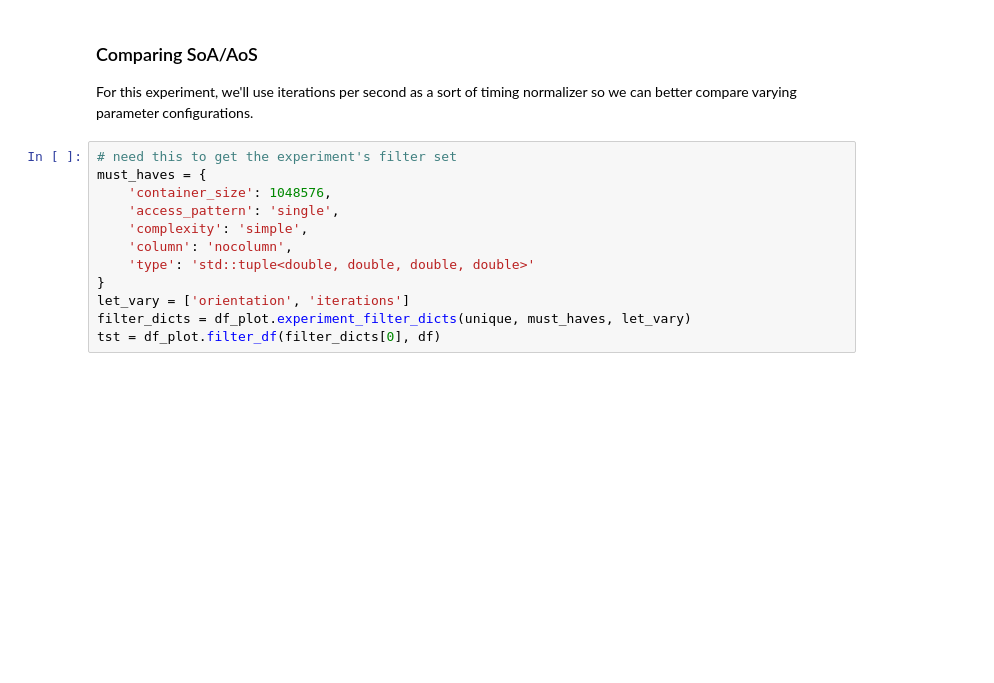
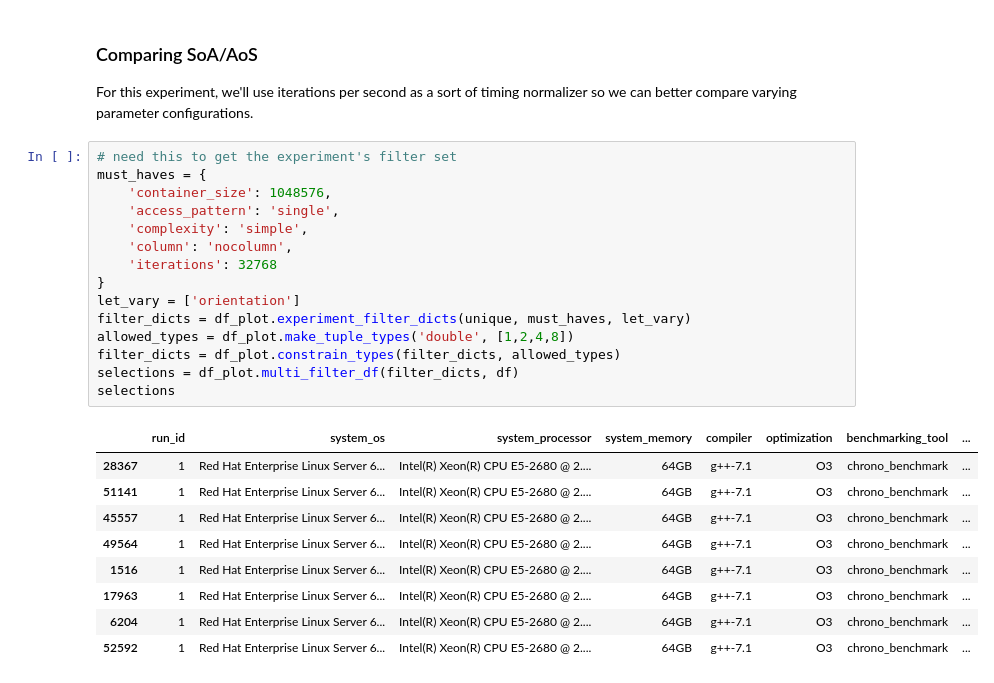
Before and after one commit to gress2/unpack-analysis-2, a Jupyter notebook: Analysis 2.ipynb, the cells around one changed output. Saved outputs shown, nothing was run; the diff lists cells and outputs as text; blank space fills up the shorter version.

```diff
--- a/Analysis 2.ipynb
+++ b/Analysis 2.ipynb
@@ -111,12 +111,25 @@ For this experiment, we'll use iterations per second as a sort of timing normali
 # %%
 # need this to get the experiment's filter set
 must_haves = {
     'container_size': 1048576,
     'access_pattern': 'single',
     'complexity': 'simple',
     'column': 'nocolumn',
-    'type': 'std::tuple<double, double, double, double>'
+    'iterations': 32768
 }
-let_vary = ['orientation', 'iterations']
+let_vary = ['orientation']
 filter_dicts = df_plot.experiment_filter_dicts(unique, must_haves, let_vary)
-tst = df_plot.filter_df(filter_dicts[0], df)
+allowed_types = df_plot.make_tuple_types('double', [1,2,4,8])
+filter_dicts = df_plot.constrain_types(filter_dicts, allowed_types)
+selections = df_plot.multi_filter_df(filter_dicts, df)
+selections
+# %% [output]
+|  | run_id | system_os | system_processor | system_memory | compiler | optimization | benchmarking_tool | ... |
+| 28367 | 1 | Red Hat Enterprise Linux Server 6... | Intel(R) Xeon(R) CPU E5-2680 @ 2.... | 64GB | g++-7.1 | O3 | chrono_benchmark | ... |
+| 51141 | 1 | Red Hat Enterprise Linux Server 6... | Intel(R) Xeon(R) CPU E5-2680 @ 2.... | 64GB | g++-7.1 | O3 | chrono_benchmark | ... |
+| 45557 | 1 | Red Hat Enterprise Linux Server 6... | Intel(R) Xeon(R) CPU E5-2680 @ 2.... | 64GB | g++-7.1 | O3 | chrono_benchmark | ... |
+| 49564 | 1 | Red Hat Enterprise Linux Server 6... | Intel(R) Xeon(R) CPU E5-2680 @ 2.... | 64GB | g++-7.1 | O3 | chrono_benchmark | ... |
+| 1516 | 1 | Red Hat Enterprise Linux Server 6... | Intel(R) Xeon(R) CPU E5-2680 @ 2.... | 64GB | g++-7.1 | O3 | chrono_benchmark | ... |
+| 17963 | 1 | Red Hat Enterprise Linux Server 6... | Intel(R) Xeon(R) CPU E5-2680 @ 2.... | 64GB | g++-7.1 | O3 | chrono_benchmark | ... |
+| 6204 | 1 | Red Hat Enterprise Linux Server 6... | Intel(R) Xeon(R) CPU E5-2680 @ 2.... | 64GB | g++-7.1 | O3 | chrono_benchmark | ... |
+| 52592 | 1 | Red Hat Enterprise Linux Server 6... | Intel(R) Xeon(R) CPU E5-2680 @ 2.... | 64GB | g++-7.1 | O3 | chrono_benchmark | ... |
```
Also changed, not shown: 1 other file.
